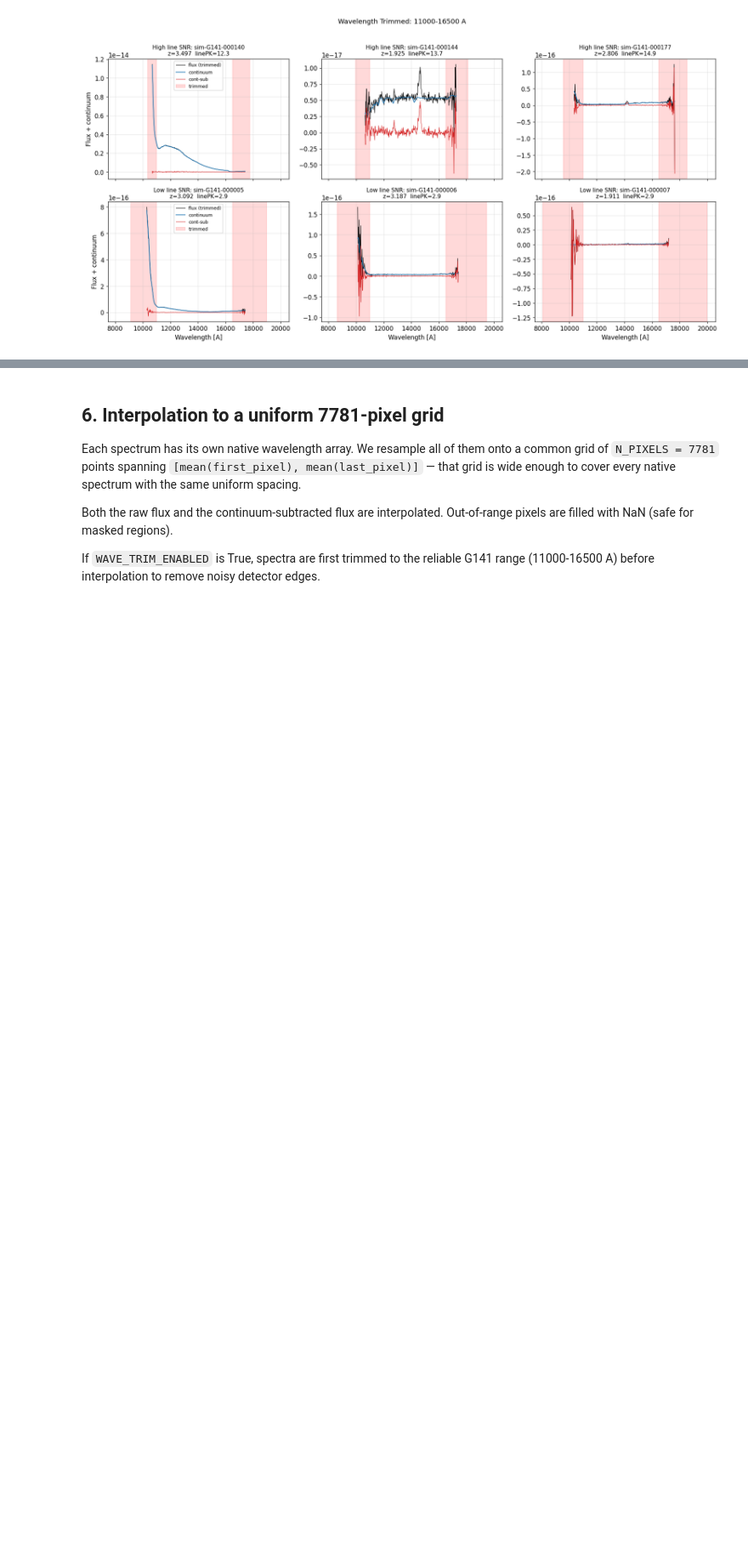
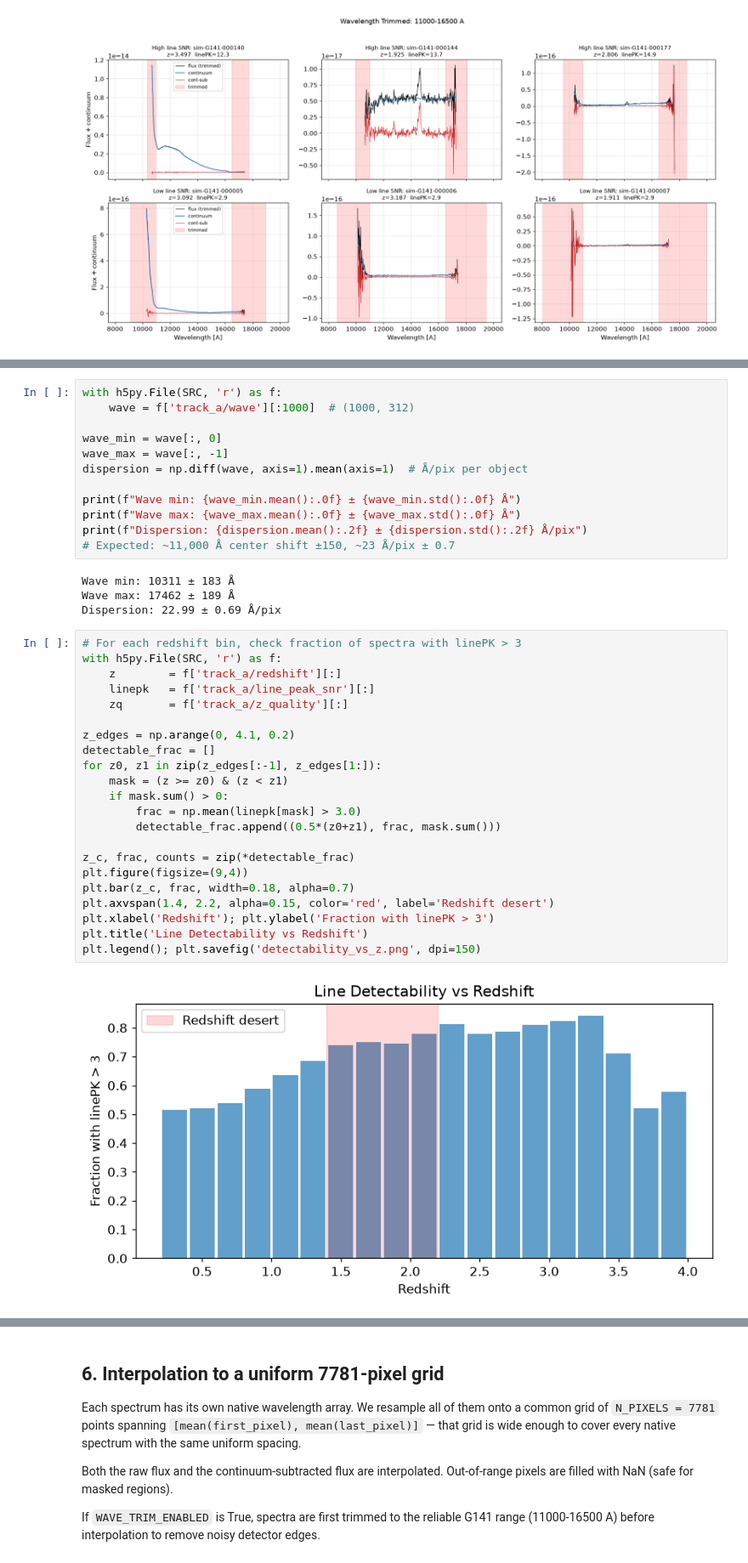
Before and after one commit to CliveKBinu/specpt-hst-sim, a Jupyter notebook: notebooks/01_data_exploration_and_training_format.ipynb, the cells around one changed output, grey strips where cells are left out. Shown at 85% size. Saved outputs shown, nothing was run; the diff lists cells and outputs as text; blank space fills up the shorter version.

```diff
--- a/notebooks/01_data_exploration_and_training_format.ipynb
+++ b/notebooks/01_data_exploration_and_training_format.ipynb
@@ -434,0 +555,40 @@ else:
+# %%
+with h5py.File(SRC, 'r') as f:
+    wave = f['track_a/wave'][:1000]  # (1000, 312)
+
+wave_min = wave[:, 0]
+wave_max = wave[:, -1]
+dispersion = np.diff(wave, axis=1).mean(axis=1)  # Å/pix per object
+
+print(f"Wave min: {wave_min.mean():.0f} ± {wave_min.std():.0f} Å")
+print(f"Wave max: {wave_max.mean():.0f} ± {wave_max.std():.0f} Å")
+print(f"Dispersion: {dispersion.mean():.2f} ± {dispersion.std():.2f} Å/pix")
+# Expected: ~11,000 Å center shift ±150, ~23 Å/pix ± 0.7
+# %% [output]
+Wave min: 10311 ± 183 Å
+Wave max: 17462 ± 189 Å
+Dispersion: 22.99 ± 0.69 Å/pix
+# %%
+# For each redshift bin, check fraction of spectra with linePK > 3
+with h5py.File(SRC, 'r') as f:
+    z        = f['track_a/redshift'][:]
+    linepk   = f['track_a/line_peak_snr'][:]
+    zq       = f['track_a/z_quality'][:]
+
+z_edges = np.arange(0, 4.1, 0.2)
+detectable_frac = []
+for z0, z1 in zip(z_edges[:-1], z_edges[1:]):
+    mask = (z >= z0) & (z < z1)
+    if mask.sum() > 0:
+        frac = np.mean(linepk[mask] > 3.0)
+        detectable_frac.append((0.5*(z0+z1), frac, mask.sum()))
+
+z_c, frac, counts = zip(*detectable_frac)
+plt.figure(figsize=(9,4))
+plt.bar(z_c, frac, width=0.18, alpha=0.7)
+plt.axvspan(1.4, 2.2, alpha=0.15, color='red', label='Redshift desert')
+plt.xlabel('Redshift'); plt.ylabel('Fraction with linePK > 3')
+plt.title('Line Detectability vs Redshift')
+plt.legend(); plt.savefig('detectability_vs_z.png', dpi=150)
+# %% [output]
+[figure, added]
```
Also changed, not shown: parts of 6 cells of this notebook, 20 other files.
